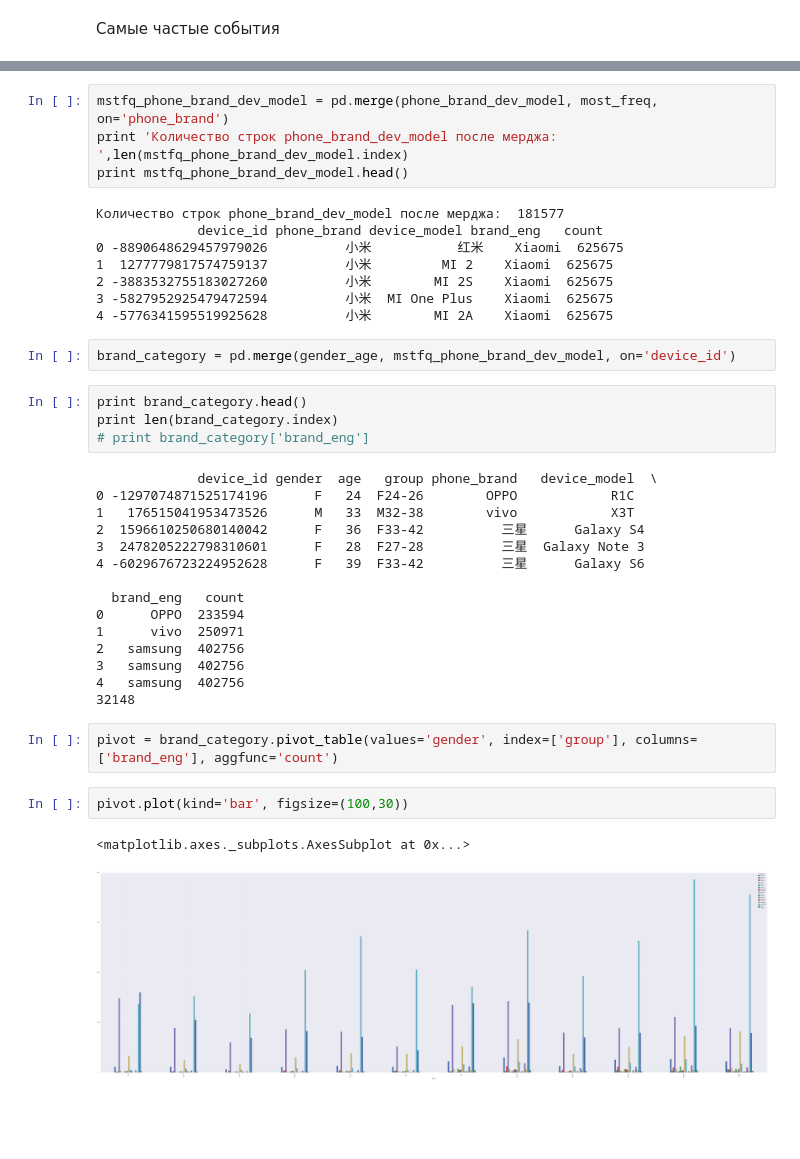
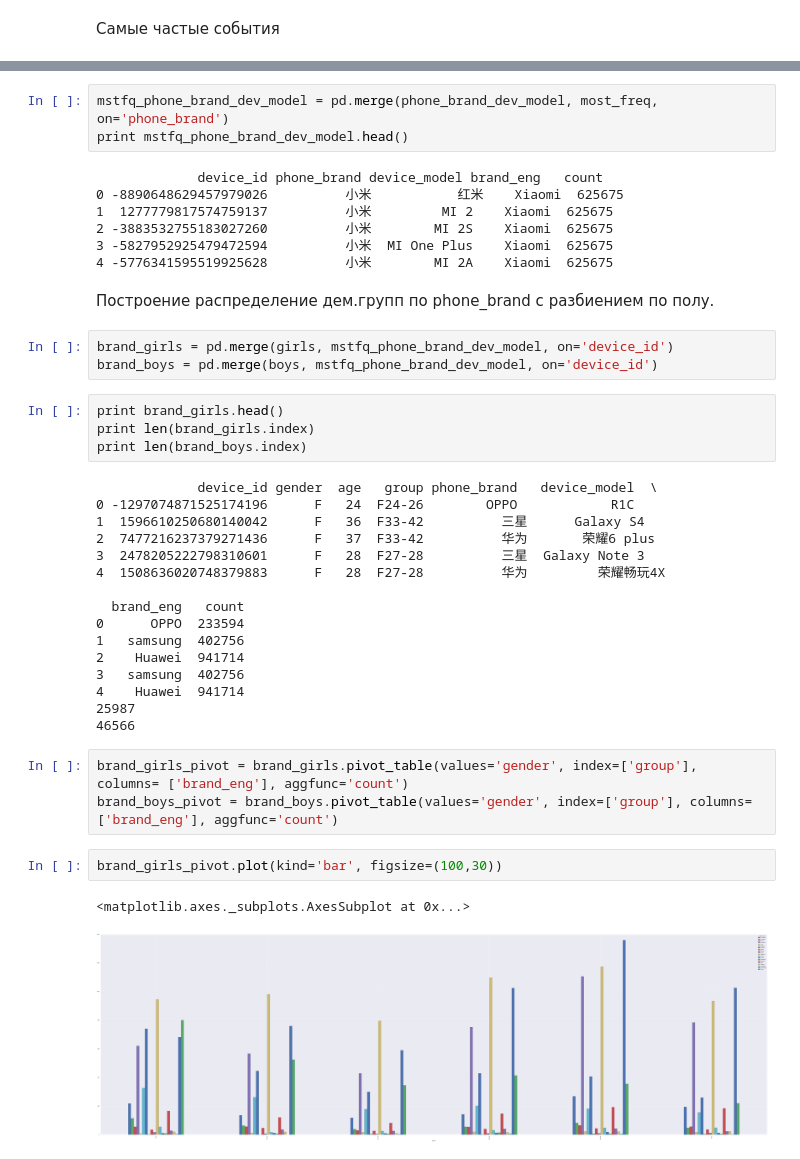
Before and after one commit to pvgladkov/kaggle, a Jupyter notebook: talking_data/demo_to_model.ipynb, the cells around one changed output, grey strips where cells are left out. Cells and saved outputs as stored; diff of their text form; blank space fills up the shorter version.

Commit message:
demo to brand (final)

```diff
--- a/talking_data/demo_to_model.ipynb
+++ b/talking_data/demo_to_model.ipynb
@@ -69,40 +51,43 @@ print most_freq.head()
 # %%
 mstfq_phone_brand_dev_model = pd.merge(phone_brand_dev_model, most_freq, on='phone_brand')
-print 'Количество строк phone_brand_dev_model после мерджа: ',len(mstfq_phone_brand_dev_model.index)
 print mstfq_phone_brand_dev_model.head()
 # %% [output]
-Количество строк phone_brand_dev_model после мерджа:  181577
              device_id phone_brand device_model brand_eng   count
 0 -8890648629457979026          小米           红米    Xiaomi  625675
 1  1277779817574759137          小米         MI 2    Xiaomi  625675
 2 -3883532755183027260          小米        MI 2S    Xiaomi  625675
 3 -5827952925479472594          小米  MI One Plus    Xiaomi  625675
 4 -5776341595519925628          小米        MI 2A    Xiaomi  625675
+# %% [markdown]
+Построение распределение дем.групп по phone_brand с разбиением по полу.
 # %%
-brand_category = pd.merge(gender_age, mstfq_phone_brand_dev_model, on='device_id')
+brand_girls = pd.merge(girls, mstfq_phone_brand_dev_model, on='device_id')
+brand_boys = pd.merge(boys, mstfq_phone_brand_dev_model, on='device_id')
 # %%
-print brand_category.head()
-print len(brand_category.index)
-# print brand_category['brand_eng']
+print brand_girls.head()
+print len(brand_girls.index)
+print len(brand_boys.index)
 # %% [output]
              device_id gender  age   group phone_brand   device_model  \
 0 -1297074871525174196      F   24  F24-26        OPPO            R1C
-1   176515041953473526      M   33  M32-38        vivo            X3T
-2  1596610250680140042      F   36  F33-42          三星      Galaxy S4
+1  1596610250680140042      F   36  F33-42          三星      Galaxy S4
+2  7477216237379271436      F   37  F33-42          华为       荣耀6 plus
 3  2478205222798310601      F   28  F27-28          三星  Galaxy Note 3
-4 -6029676723224952628      F   39  F33-42          三星      Galaxy S6
+4  1508636020748379883      F   28  F27-28          华为         荣耀畅玩4X
 
   brand_eng   count
 0      OPPO  233594
-1      vivo  250971
-2   samsung  402756
+1   samsung  402756
+2    Huawei  941714
 3   samsung  402756
-4   samsung  402756
-32148
+4    Huawei  941714
+25987
+46566
 # %%
-pivot = brand_category.pivot_table(values='gender', index=['group'], columns= ['brand_eng'], aggfunc='count')
+brand_girls_pivot = brand_girls.pivot_table(values='gender', index=['group'], columns= ['brand_eng'], aggfunc='count')
+brand_boys_pivot = brand_boys.pivot_table(values='gender', index=['group'], columns= ['brand_eng'], aggfunc='count')
 # %%
-pivot.plot(kind='bar', figsize=(100,30))
+brand_girls_pivot.plot(kind='bar', figsize=(100,30))
 # %% [output]
 <matplotlib.axes._subplots.AxesSubplot at 0x...>
-[figure, old version]
+[figure, new version]
```
Also changed, not shown: parts of 4 cells of this notebook.
